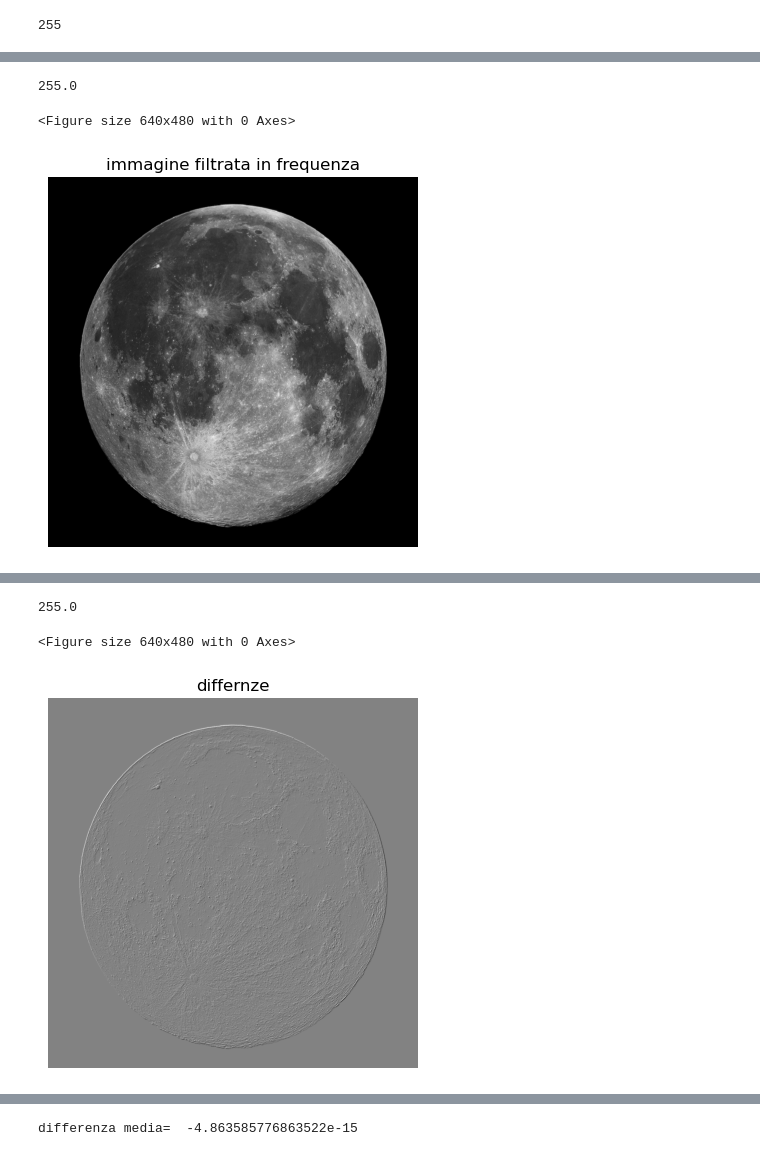
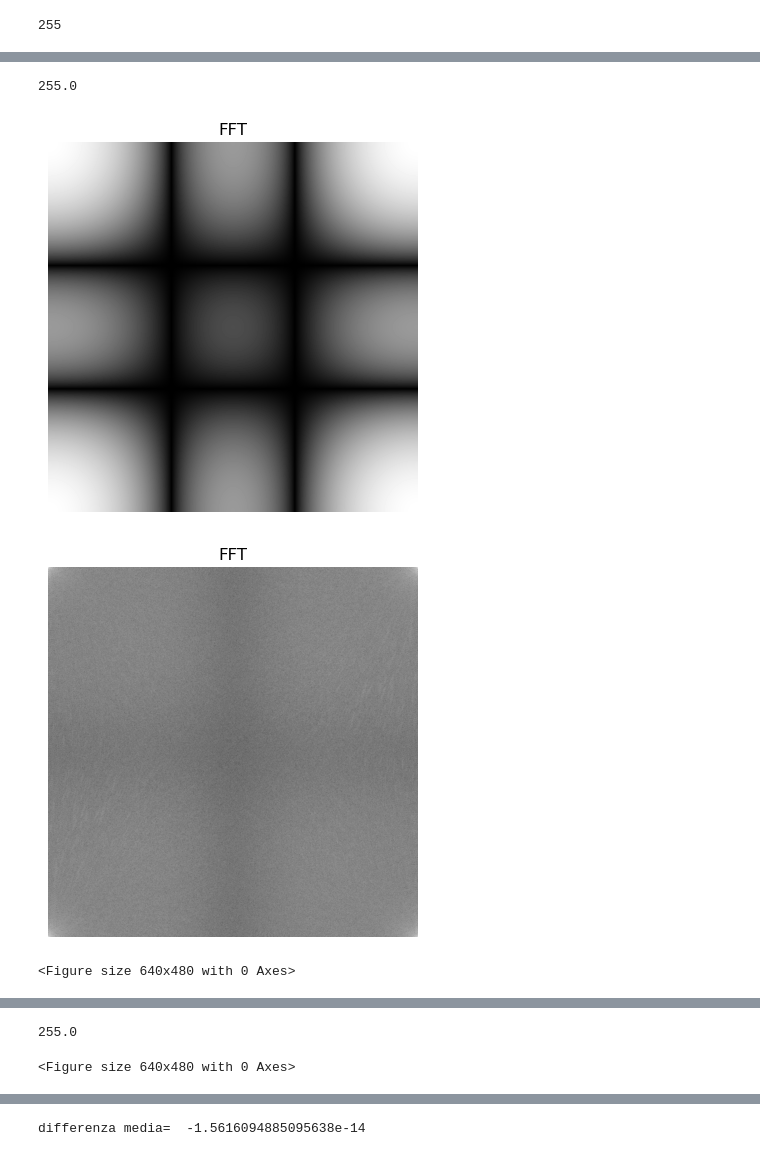
Before and after one commit to Cappetti99/FML-laboratory, a Jupyter notebook: provafft.ipynb, the cells around one changed output, grey strips where cells are left out. Drawn from its saved outputs; the diff is of its cells as text; code cells hidden in the pictures.

```diff
--- a/provafft.ipynb
+++ b/provafft.ipynb
@@ -46,7 +46,12 @@ def fft_image(img):
     f = np.fft.fft2(img)
     fshift = np.fft.fftshift(f)  # Sposta la componente a bassa frequenza al centro
     magnitude_spectrum = 20 * np.log(np.abs(fshift) + 1)  # Evita log(0)
-
+    plt.figure()
+    plt.title("FFT")
+    plt.imshow(magnitude_spectrum, cmap='gray')
+    plt.savefig('proba1.png', bbox_inches='tight', pad_inches=0)
+    plt.axis("off")
+    plt.show()
     # Mostra i risultati
     return fshift
 
@@ -85,7 +90,6 @@ def zero_pad_image(img, n,m):
     # Ottieni le dimensioni originali
     original_size = img.shape
     newsize = (original_size[0] + n, original_size[1] + m)
-    # Crea un'immagine con zero-padding
     padded_img = np.zeros(newsize, dtype=np.uint8)
     padded_img[:original_size[0], :original_size[1]] = img
 
@@ -95,8 +99,9 @@ def zero_pad_image(img, n,m):
 
 def apply_matched_filter(img, filter_full):
     # Calcola la FFT dell'immagine e del filtro
+
+    f_filter = fft_image(filter_full)
     f_img = fft_image(img)
-    f_filter = fft_image(filter_full)
 
     # Moltiplica i due spettri
     f_output = f_img * f_filter
@@ -131,32 +136,33 @@ filter_full = np.array([[1, 1, 1],
 
 padded_filter=zero_pad_image(filter_full, img.shape[0]-1, img.shape[1]-1)
 
 image_back=apply_matched_filter(padded_img, padded_filter)
 print(image_back.max())
 #croppa img back to 1200x1200
 image_back=image_back[:1200,:1200]
 
 
 
 difference=filtered_img-image_back
 #normalizza
 
 
 
 plt.figure()
 plt.figure()
 plt.title("differnze")
 plt.imshow(difference, cmap='grey') #use a colormap that goes from blue to red
 plt.axis("off")
 plt.show()
 
 
 print("differenza media= ",difference.mean())
 #print the histogram
 plt.hist(difference.ravel(),256,[0,256])
 # %% [output]
 255
 [figure]
 255.0
+[figure, new version]
+[figure, new version]
 <Figure size 640x480 with 0 Axes>
-[figure, old version]
@@ -163,3 +170,2 @@ plt.hist(difference.ravel(),256,[0,256])
 255.0
 <Figure size 640x480 with 0 Axes>
-[figure, old version]
@@ -166 +173 @@ plt.hist(difference.ravel(),256,[0,256])
-differenza media=  -4.863585776863522e-15
+differenza media=  -1.5616094885095638e-14
```
Also changed, not shown: parts of 1 cell of this notebook, 1 other file.
